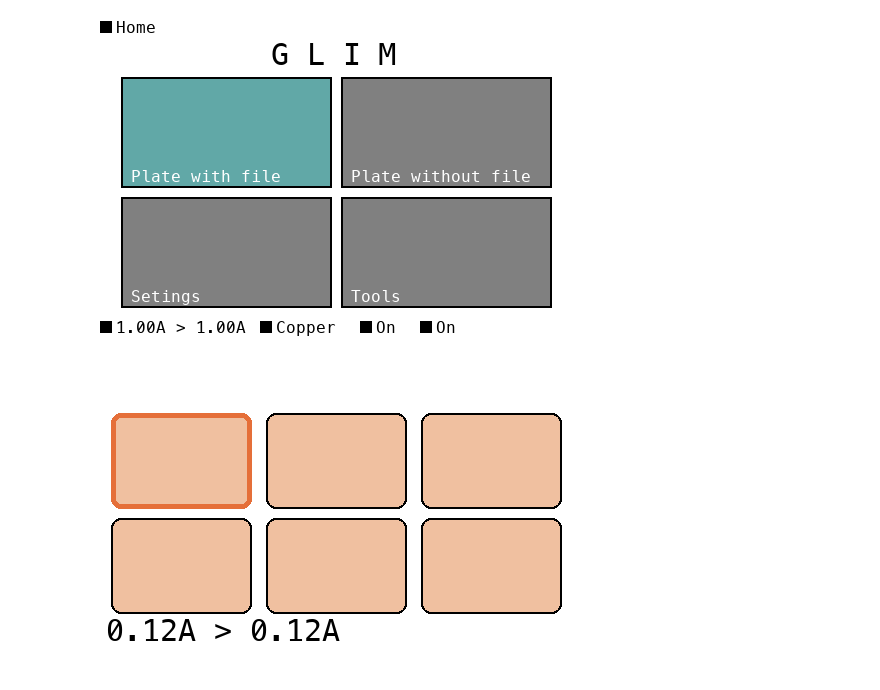
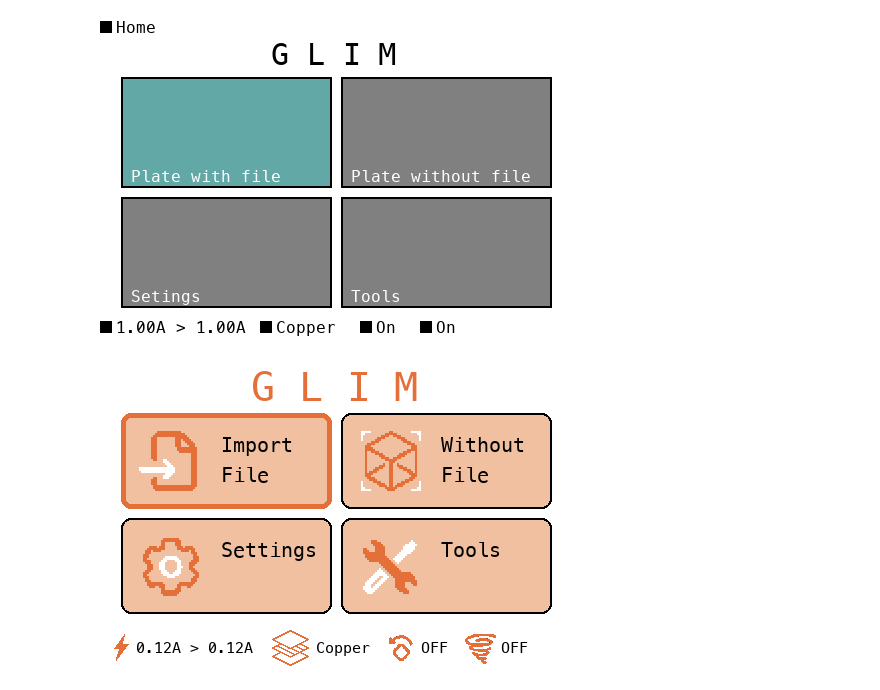
Before and after one commit to FunMetJoel/GLIM, a Jupyter notebook: machineUI.ipynb, the cells around one changed output. Cells and saved outputs as stored; diff of their text form; code cells hidden in the pictures.

```diff
--- a/machineUI.ipynb
+++ b/machineUI.ipynb
@@ -138,42 +138,110 @@ if False:
 
 def drawHomeScreen(draw:ImageDraw.Draw, menuPos):
     titleFont = PIL.ImageFont.truetype('Menlo-Regular.ttf', 40)
-    buttonFont = PIL.ImageFont.truetype('Menlo-Regular.ttf', 30)
-    footerFont = PIL.ImageFont.truetype('Menlo-Regular.ttf', 30)
+    buttonFont = PIL.ImageFont.truetype('Menlo-Regular.ttf', 20)
+    footerFont = PIL.ImageFont.truetype('Menlo-Regular.ttf', 15)
 
     # Background
     draw.rectangle((0, 0, 480, 320), fill=BackgroundColor)
 
-    # Title block: Height 60
+    # Title block: Height 60, Text: G L I M, centered
+    draw.text((155, 10), 'G L I M', fill=HighlightColor, font=titleFont)
 
-    # button block: Height 200, 3 x 2, Width 480
+    # button block: Height 200, 2 x 2, Width 480
     # margin 10
-    # button width = 140
+    # button width = 210
     # button height = 95
-    for x in range(3):
+
+    buttons = [
+        ('ImportFileIcon.png', 'Import', 'File'),
+        ('WithoutFileIcon.png', 'Without', 'File'),
+        ('Settings.png', 'Settings', ''),
+        ('Tools.png', 'Tools', '')
+    ]
+
+
+    for x in range(2):
         for y in range(2):
-            totalPaddingX = 15 * (x+1)
+            totalPaddingX = 25 + 10 * (x)
             totalPaddingY = 10 * (y)
 
             draw.rounded_rectangle((
-                x * 140 + totalPaddingX,
+                x * 210 + totalPaddingX,
                 60 + y * 95 + totalPaddingY,
-                (x + 1) * 140 + totalPaddingX,
+                (x + 1) * 210 + totalPaddingX,
                 60 + (y + 1) * 95 + totalPaddingY
             ), 10,
                 fill= TintedBackgroundColor, #HighlightColor if menuPos == x + y * 3 else TintedBackgroundColor,
                 outline= HighlightColor if menuPos == x + y * 3 else TextColor, width=5 if menuPos == x + y * 3 else 2
             )
 
+            # import icon from file
+            icon = Image.open(f'icons/{buttons[x + y * 2][0]}')
+            icon = icon.resize((100, 100))
+            # make icon transparent
+            icon = icon.convert('RGBA')
+            r, g, b, a = icon.split()
+            # Make black pixels transparent
+            a = a.point(lambda p: 0 if p == 0 else 255)
+
+            icon.putalpha(a)
+
+            image.paste(icon, (x * 210 + totalPaddingX, 60 + y * 95 + totalPaddingY), icon)
+
+            # text of button, directly next to icon
+            draw.text((x * 210 + totalPaddingX + 100, 60 + y * 95 + totalPaddingY + 20), buttons[x + y * 2][1], fill=TextColor, font=buttonFont)
+            draw.text((x * 210 + totalPaddingX + 100, 60 + y * 95 + totalPaddingY + 50), buttons[x + y * 2][2], fill=TextColor, font=buttonFont)
+
 
 
     # Footer block: Height 60
-    draw.text((10, 260), f'{0.1234:.2f}A > {0.1234:.2f}A', fill=TextColor, font=footerFont)
+    icon = Image.open(f'icons/lightning.png')
+    icon = icon.resize((50, 50))
+    icon = icon.convert('RGBA')
+    r, g, b, a = icon.split()
+    a = a.point(lambda p: 0 if p == 0 else 255)
+    icon.putalpha(a)
+    image.paste(icon, (0, 270), icon)
+
+    draw.text((40, 286), f'{0.1234:.2f}A > {0.1234:.2f}A', fill=TextColor, font=footerFont)
+
+    icon = Image.open(f'icons/material.png')
+    icon = icon.resize((50, 50))
+    icon = icon.convert('RGBA')
+    r, g, b, a = icon.split()
+    a = a.point(lambda p: 0 if p == 0 else 255)
+    icon.putalpha(a)
+    image.paste(icon, (170, 270), icon)
+
+    draw.text((220, 286), 'Copper', fill=TextColor, font=footerFont)
+
+    icon = Image.open(f'icons/rotateModel.png')
+    icon = icon.resize((50, 50))
+    icon = icon.convert('RGBA')
+    r, g, b, a = icon.split()
+    a = a.point(lambda p: 0 if p == 0 else 255)
+    icon.putalpha(a)
+
+    image.paste(icon, (280, 270), icon)
+
+    draw.text((325, 286), 'OFF', fill=TextColor, font=footerFont)
+
+
+    icon = Image.open(f'icons/rotateBean.png')
+    icon = icon.resize((50, 50))
+    icon = icon.convert('RGBA')
+    r, g, b, a = icon.split()
+    a = a.point(lambda p: 0 if p == 0 else 255)
+    icon.putalpha(a)
+
+    image.paste(icon, (360, 270), icon)
+
+    draw.text((405, 286), 'OFF', fill=TextColor, font=footerFont)
 
 
 drawHomeScreen(draw, 0)
 
 # Display the image
 display(image)
 # %% [output]
-[figure, old version]
+[figure, new version]
```
Also changed, not shown: parts of 5 cells of this notebook, 22 other files.
